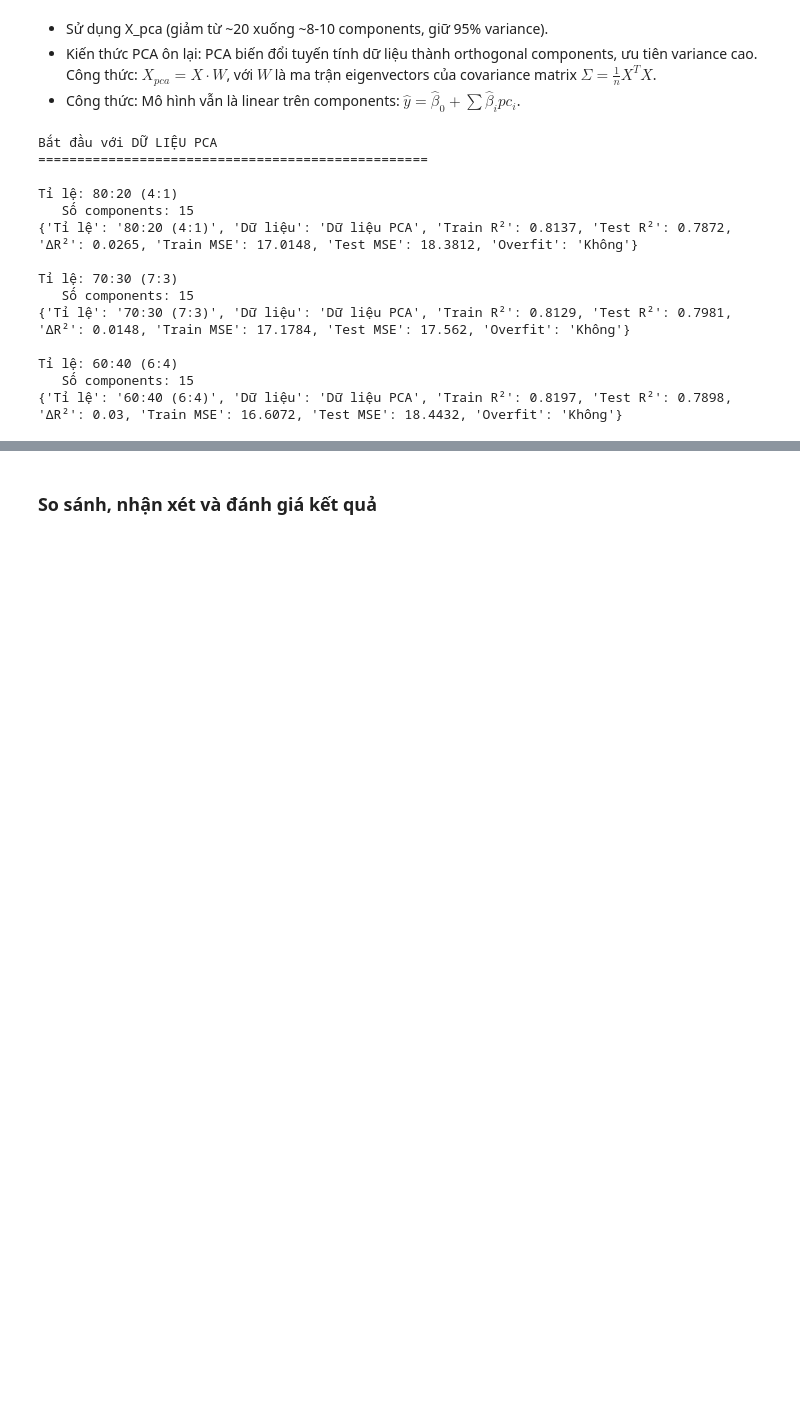
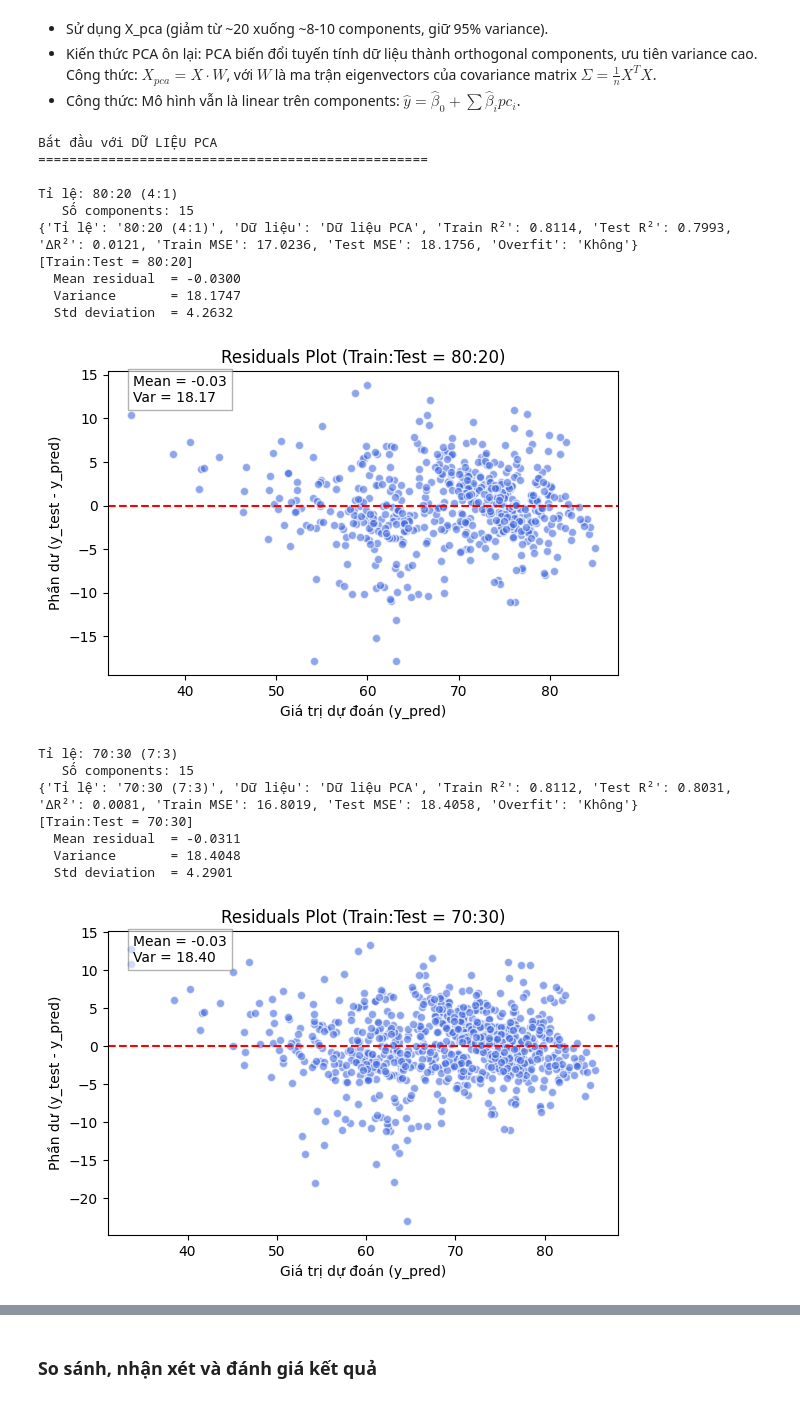
Before and after one commit to ducqwang/life-expectancy-prediction, a Jupyter notebook: src/source.ipynb, the cells around one changed output, grey strips where cells are left out. Cells and saved outputs as stored; diff of their text form; code cells hidden in the pictures; blank space fills up the shorter version.

```diff
--- a/src/source.ipynb
+++ b/src/source.ipynb
@@ -1321,41 +1339,50 @@ print("\nBắt đầu với DỮ LIỆU PCA\n" + "="*50)
 
 for train_size, test_size, ratio_name in split_ratios:
     print(f"\nTỉ lệ: {ratio_name}")
 
     X_train_pca, X_test_pca, y_train_pca, y_test_pca = train_test_split(
-        X_linear, y_linear, train_size=train_size,random_state=1
+        X_linear, y_linear, train_size=train_size,random_state=90
     )
     # Chuẩn hóa dữ liệu
     scaler = StandardScaler()
     X_train_scaled = scaler.fit_transform(X_train_pca)
     X_test_scaled = scaler.transform(X_test_pca)
 
     pca_full = PCA()
     pca_full.fit(X_train_scaled)
     cumvar = np.cumsum(pca_full.explained_variance_ratio_)
     n_comp = np.argmax(cumvar >= 0.95) + 1
     print(f"   Số components: {n_comp}")
 
     pca_95 = PCA(n_components=n_comp)
     X_train_pca_95 = pca_95.fit_transform(X_train_scaled)
     X_test_pca_95 = pca_95.transform(X_test_scaled)
 
     # Linear Regression
     lr_pca = LinearRegression()
     lr_pca.fit(X_train_pca_95, y_train_pca)
-    evaluate_lr(lr_pca, X_train_pca_95, X_test_pca_95, y_train_pca, y_test_pca, "Dữ liệu PCA", ratio_name)
+    y_pred_pca = []
+    y_pred_pca = evaluate_lr(lr_pca, X_train_pca_95, X_test_pca_95, y_train_pca, y_test_pca, "Dữ liệu PCA", ratio_name)
+    #Vẽ trục quan hóa
+    temp = ratio_name.split()
+    plot_residuals_single_split(y_test_pca,y_pred_pca,temp[0])
 # %% [output]
 Bắt đầu với DỮ LIỆU PCA
 ==================================================
 
 Tỉ lệ: 80:20 (4:1)
    Số components: 15
-{'Tỉ lệ': '80:20 (4:1)', 'Dữ liệu': 'Dữ liệu PCA', 'Train R²': 0.8137, 'Test R²': 0.7872, 'ΔR²': 0.0265, 'Train MSE': 17.0148, 'Test MSE': 18.3812, 'Overfit': 'Không'}
-
-Tỉ lệ: 70:30 (7:3)
-   Số components: 15
-{'Tỉ lệ': '70:30 (7:3)', 'Dữ liệu': 'Dữ liệu PCA', 'Train R²': 0.8129, 'Test R²': 0.7981, 'ΔR²': 0.0148, 'Train MSE': 17.1784, 'Test MSE': 17.562, 'Overfit': 'Không'}
-
-Tỉ lệ: 60:40 (6:4)
-   Số components: 15
-{'Tỉ lệ': '60:40 (6:4)', 'Dữ liệu': 'Dữ liệu PCA', 'Train R²': 0.8197, 'Test R²': 0.7898, 'ΔR²': 0.03, 'Train MSE': 16.6072, 'Test MSE': 18.4432, 'Overfit': 'Không'}
+{'Tỉ lệ': '80:20 (4:1)', 'Dữ liệu': 'Dữ liệu PCA', 'Train R²': 0.8114, 'Test R²': 0.7993, 'ΔR²': 0.0121, 'Train MSE': 17.0236, 'Test MSE': 18.1756, 'Overfit': 'Không'}
+[Train:Test = 80:20]
+  Mean residual  = -0.0300
+  Variance       = 18.1747
+  Std deviation  = 4.2632
+[figure, added]
+Tỉ lệ: 70:30 (7:3)
+   Số components: 15
+{'Tỉ lệ': '70:30 (7:3)', 'Dữ liệu': 'Dữ liệu PCA', 'Train R²': 0.8112, 'Test R²': 0.8031, 'ΔR²': 0.0081, 'Train MSE': 16.8019, 'Test MSE': 18.4058, 'Overfit': 'Không'}
+[Train:Test = 70:30]
+  Mean residual  = -0.0311
+  Variance       = 18.4048
+  Std deviation  = 4.2901
+[figure, added]
```
Also changed, not shown: parts of 39 cells of this notebook, 5 other files.
